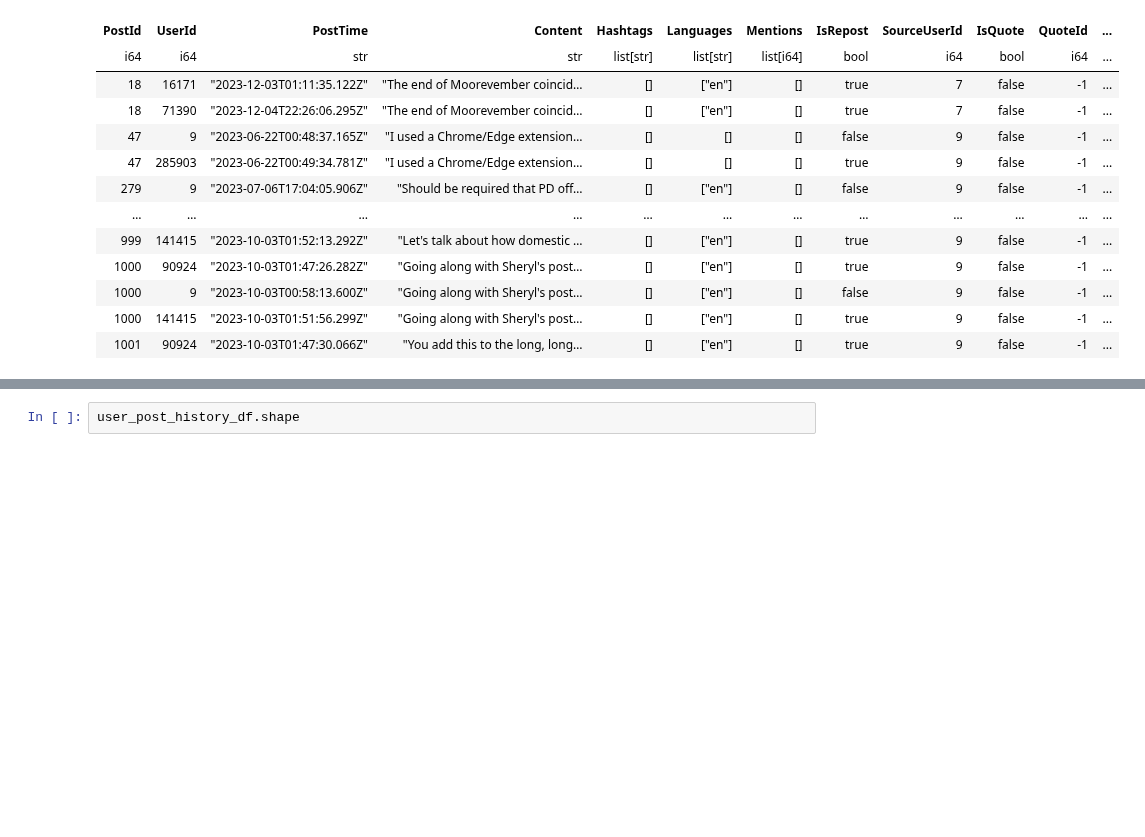
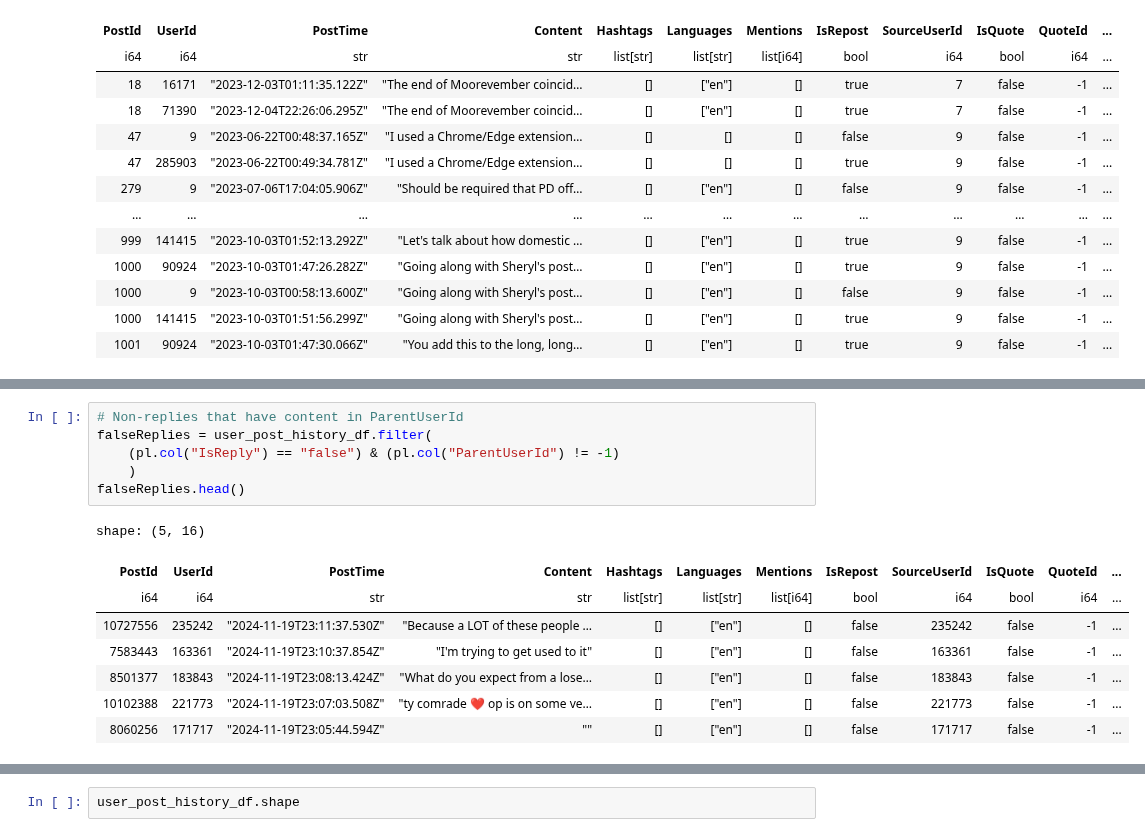
Before and after one commit to dredredre20/Thesis_Repository, a Jupyter notebook: Bluesky Test/Politsky24_Test.ipynb, the cells around one changed output, grey strips where cells are left out. Cells and saved outputs as stored; diff of their text form; blank space fills up the shorter version.

```diff
--- a/Bluesky Test/Politsky24_Test.ipynb
+++ b/Bluesky Test/Politsky24_Test.ipynb
@@ -132,0 +138,15 @@ shape: (20, 16)
+# %%
+# Non-replies that have content in ParentUserId
+falseReplies = user_post_history_df.filter(
+    (pl.col("IsReply") == "false") & (pl.col("ParentUserId") != -1)
+    )
+falseReplies.head()
+# %% [output]
+shape: (5, 16)
+| PostId | UserId | PostTime | Content | Hashtags | Languages | Mentions | IsRepost | SourceUserId | IsQuote | QuoteId | ... |
+| i64 | i64 | str | str | list[str] | list[str] | list[i64] | bool | i64 | bool | i64 | ... |
+| 10727556 | 235242 | "2024-11-19T23:11:37.530Z" | "Because a LOT of these people … | [] | ["en"] | [] | false | 235242 | false | -1 | ... |
+| 7583443 | 163361 | "2024-11-19T23:10:37.854Z" | "I'm trying to get used to it" | [] | ["en"] | [] | false | 163361 | false | -1 | ... |
+| 8501377 | 183843 | "2024-11-19T23:08:13.424Z" | "What do you expect from a lose… | [] | ["en"] | [] | false | 183843 | false | -1 | ... |
+| 10102388 | 221773 | "2024-11-19T23:07:03.508Z" | "ty comrade ❤️ op is on some ve… | [] | ["en"] | [] | false | 221773 | false | -1 | ... |
+| 8060256 | 171717 | "2024-11-19T23:05:44.594Z" | "" | [] | ["en"] | [] | false | 171717 | false | -1 | ... |
```
Also changed, not shown: parts of 32 cells of this notebook.
